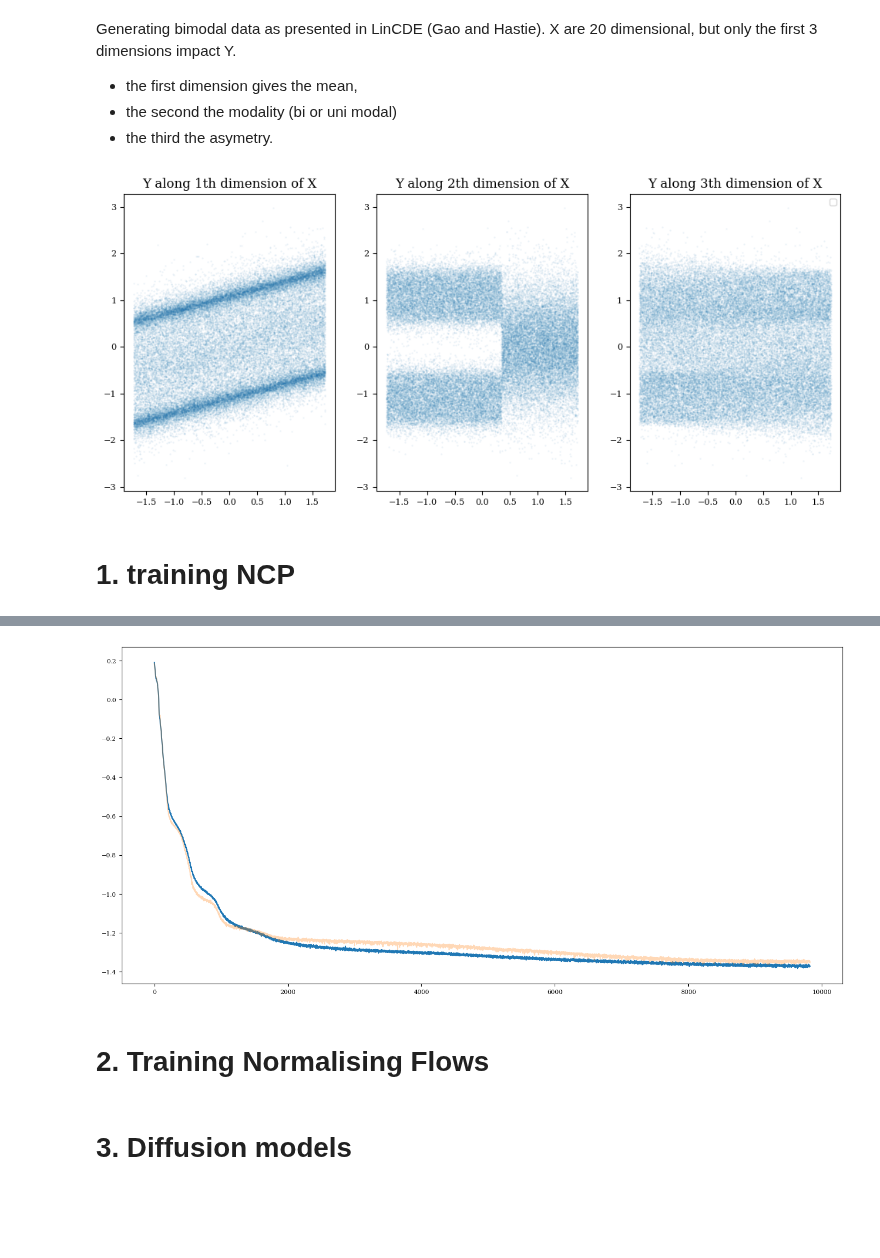
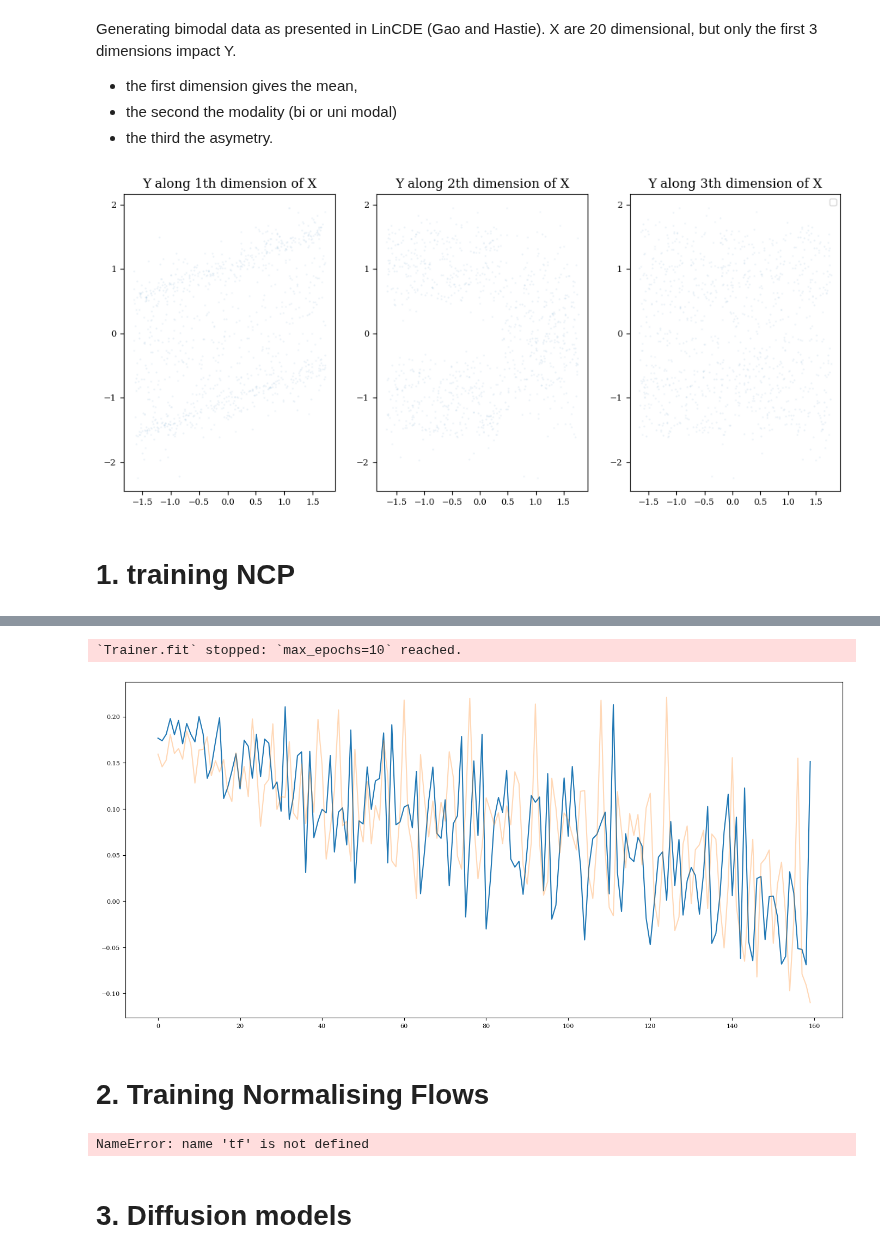
Before and after one commit to Danfoa/symm_rep_learn, a Jupyter notebook: NCP/examples/multimodal.ipynb, the cells around one changed output, grey strips where cells are left out. Cells and saved outputs as stored; diff of their text form; code cells hidden in the pictures; blank space fills up the shorter version.

```diff
--- a/NCP/examples/multimodal.ipynb
+++ b/NCP/examples/multimodal.ipynb
@@ -18,6 +14,8 @@ from NCP.utils import frnp, FastTensorDataLoader
 import lightning as L
 from lightning.pytorch.callbacks.early_stopping import EarlyStopping
 from lightning.pytorch.callbacks.model_checkpoint import ModelCheckpoint
+
+from NCP.cdf import compute_marginal
 
 #import normflows as nf
 
@@ -46,7 +44,7 @@ def restore_buffers_shape(model, state_dict):
 
 np.random.seed(0)
 torch.manual_seed(0)
-Ntrain = 50000
+Ntrain = 1000
 Nval = 1000         # val dataset will be used to sample the marginal distribution of Y
 Ntest = 1000
 
@@ -72,7 +70,7 @@ for i, ax in enumerate(axes):
         plt.legend(['train', 'val', 'test'])
 plt.show()
 # %% [output]
-[figure, old version]
+[figure, new version]
 # %% [markdown]
 # 1. training NCP
 # %%
@@ -80,7 +78,7 @@ L.seed_everything(0)
 
 lr = 1e-3
 gamma = 1e-2
-epochs = int(1e5)
+epochs = int(1e1)
 output_shape = 10
 
 MLP_kwargs_U = {
@@ -132,8 +130,8 @@ NCP_module = NCPModule(
 early_stop = EarlyStopping(monitor="val_loss", patience=1000, mode="min")
 checkpoint_callback = CustomModelCheckpoint(save_top_k=1, monitor="val_loss", mode="min")
 
-train_dl = FastTensorDataLoader(X_train_torch, Y_train_torch, batch_size=len(X_train_torch), shuffle=False)
-val_dl = FastTensorDataLoader(X_val_torch, Y_val_torch, batch_size=len(X_val_torch), shuffle=False)
+train_dl = FastTensorDataLoader(X_train_torch, Y_train_torch, batch_size=64, shuffle=False)
+val_dl = FastTensorDataLoader(X_val_torch, Y_val_torch, batch_size=64, shuffle=False)
 
 trainer = L.Trainer(**{
     'accelerator': device,
@@ -167,5 +166,6 @@ HPU available: False, using: 0 HPUs
 LOCAL_RANK: 0 - CUDA_VISIBLE_DEVICES: [0]
+`Trainer.fit` stopped: `max_epochs=10` reached.
-[figure, old version]
+[figure, new version]
 # %% [markdown]
 # 2. Training Normalising Flows
 # %%
@@ -174,6 +174,8 @@ density_estimator_kwargs = {'name': 'nflow', 'hidden_sizes': (32, 32), 'hidden_n
 
 model = NormalizingFlowEstimator(**density_estimator_kwargs)
 model.fit(X_train, Y_train, eval_set=(X_val, Y_val), verbose=False)
+# %% [output]
+NameError: name 'tf' is not defined
 # %% [markdown]
 # 3. Diffusion models
 # %%
```
Also changed, not shown: parts of 8 cells of this notebook, 3 other files.
